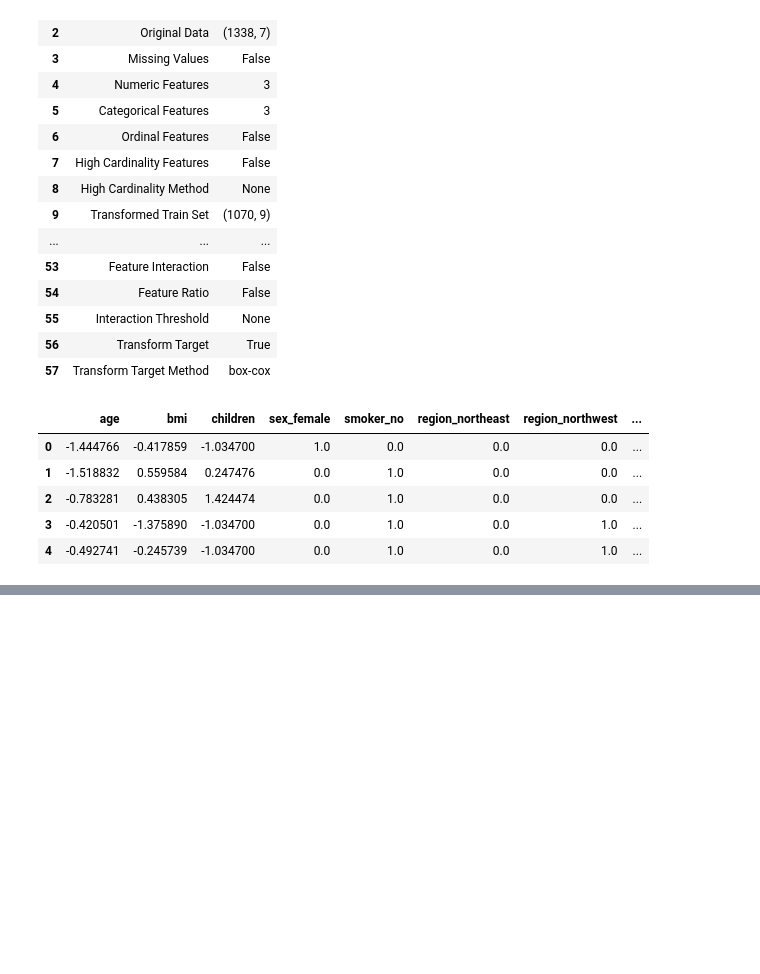
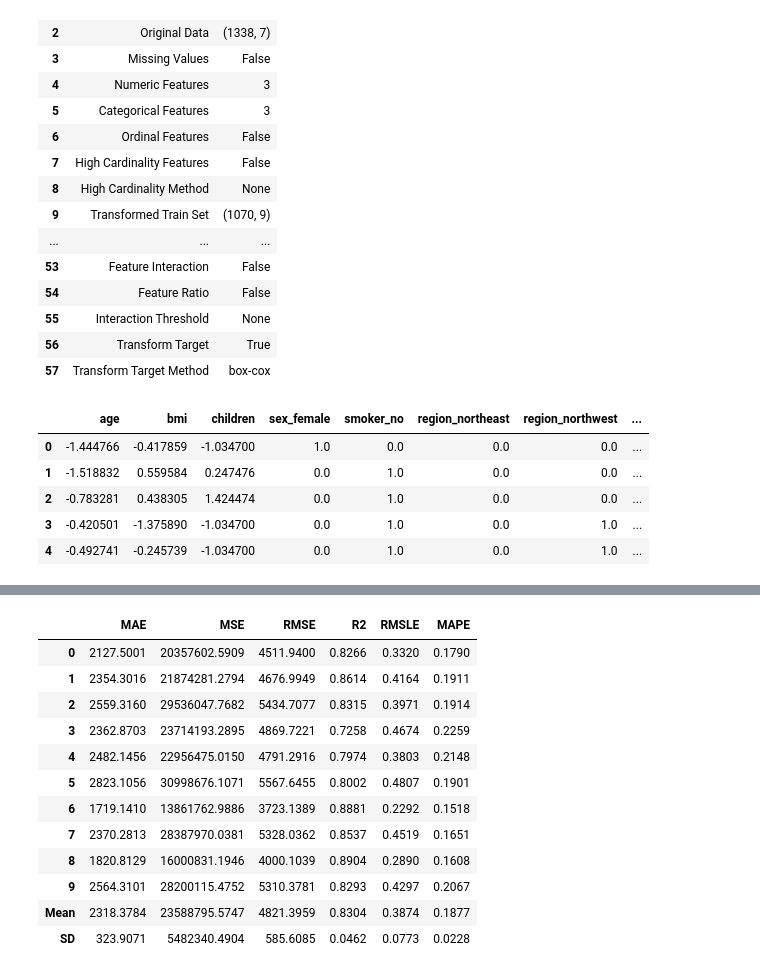
Before and after one commit to Stiven-Jaramillo/_Self_Pycaret, a Jupyter notebook: 02_ch_regression.ipynb, the cells around one changed output, grey strips where cells are left out. Cells and saved outputs as stored; diff of their text form; code cells hidden in the pictures; blank space fills up the shorter version.

```diff
--- a/02_ch_regression.ipynb
+++ b/02_ch_regression.ipynb
@@ -146 +146,17 @@ best = compare_models(sort="RMSE")
 | llar | Lasso Least Angle Regression | 8346.3552 | 162313223.4067 | 12635.7958 | -0.1227 | 0.9264 | 1.0140 | 0.0030 |
+# %%
+model = create_model("gbr", fold=10)
+# %% [output]
+|  | MAE | MSE | RMSE | R2 | RMSLE | MAPE |
+| 0 | 2127.5001 | 20357602.5909 | 4511.9400 | 0.8266 | 0.3320 | 0.1790 |
+| 1 | 2354.3016 | 21874281.2794 | 4676.9949 | 0.8614 | 0.4164 | 0.1911 |
+| 2 | 2559.3160 | 29536047.7682 | 5434.7077 | 0.8315 | 0.3971 | 0.1914 |
+| 3 | 2362.8703 | 23714193.2895 | 4869.7221 | 0.7258 | 0.4674 | 0.2259 |
+| 4 | 2482.1456 | 22956475.0150 | 4791.2916 | 0.7974 | 0.3803 | 0.2148 |
+| 5 | 2823.1056 | 30998676.1071 | 5567.6455 | 0.8002 | 0.4807 | 0.1901 |
+| 6 | 1719.1410 | 13861762.9886 | 3723.1389 | 0.8881 | 0.2292 | 0.1518 |
+| 7 | 2370.2813 | 28387970.0381 | 5328.0362 | 0.8537 | 0.4519 | 0.1651 |
+| 8 | 1820.8129 | 16000831.1946 | 4000.1039 | 0.8904 | 0.2890 | 0.1608 |
+| 9 | 2564.3101 | 28200115.4752 | 5310.3781 | 0.8293 | 0.4297 | 0.2067 |
+| Mean | 2318.3784 | 23588795.5747 | 4821.3959 | 0.8304 | 0.3874 | 0.1877 |
+| SD | 323.9071 | 5482340.4904 | 585.6085 | 0.0462 | 0.0773 | 0.0228 |
```
Also changed, not shown: parts of 6 cells of this notebook, 6 other files.
